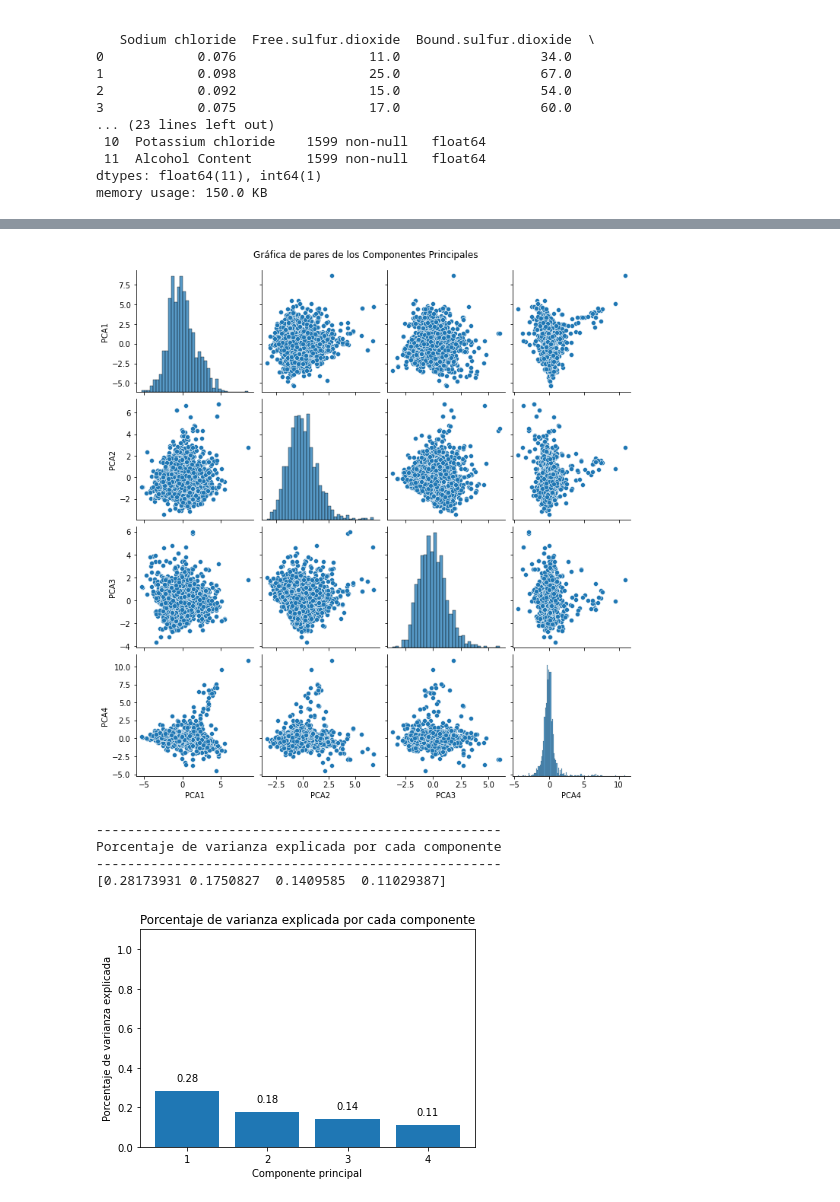
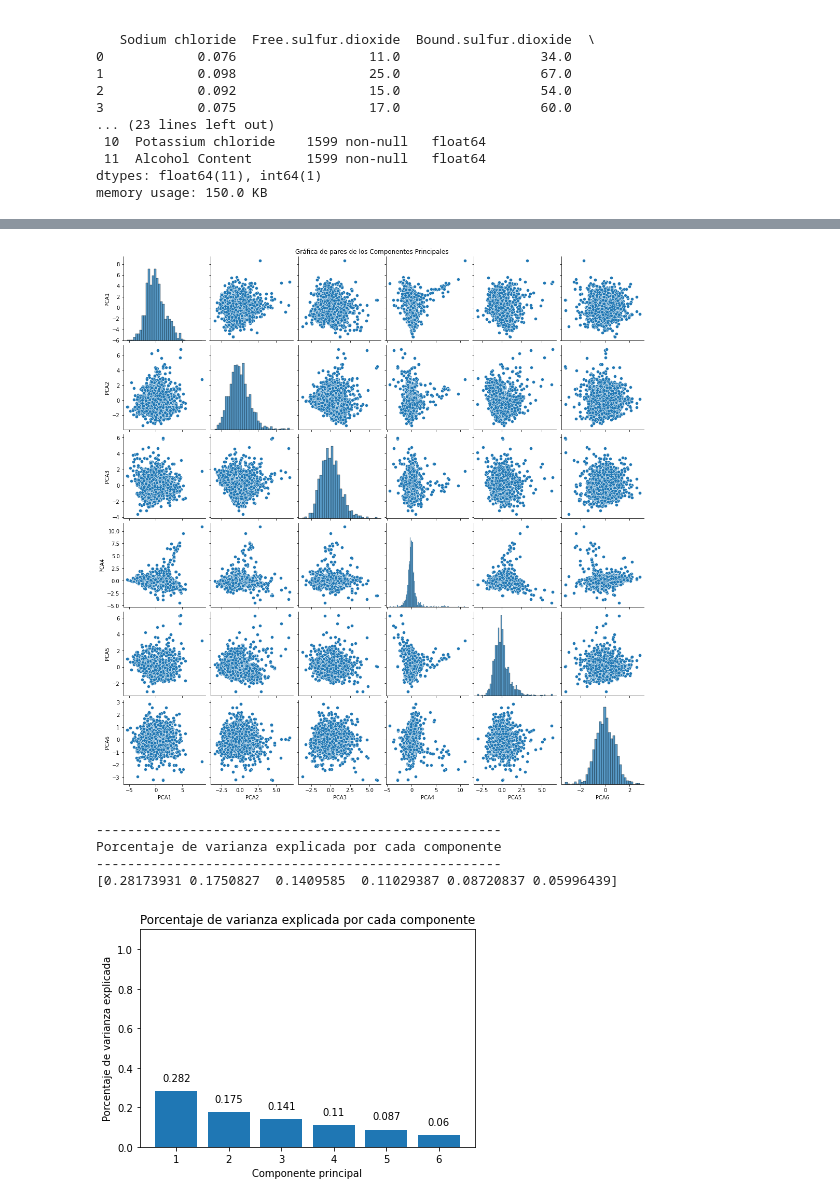
Before and after one commit to Oscar-M-Quintana/Algoritmos_Inferencia, a Jupyter notebook: parcial1/pca_analysis.ipynb, the cells around one changed output, grey strips where cells are left out. Saved outputs shown, nothing was run; the diff lists cells and outputs as text; code cells hidden in the pictures.

```diff
--- a/parcial1/pca_analysis.ipynb
+++ b/parcial1/pca_analysis.ipynb
@@ -44,15 +43,18 @@ x = data[features].values
 scaler = StandardScaler()
 x_scaled = scaler.fit_transform(x)
 # %%
+num_com = 6  # Cambia este valor según el número de elementos que desees
+pca_list = ['PCA' + str(i) for i in range(1, num_com + 1)]
+
 # Inicializar PCA con el número de componentes deseado (por ejemplo, 4 componentes principales)
-pca = PCA(n_components=4)
+pca = PCA(n_components=num_com)
 
 # Ajustar PCA a los datos escalados
 principal_components = pca.fit_transform(x_scaled)
 # %%
 
 # Crear un DataFrame con los componentes principales
-pca_df = pd.DataFrame(data=principal_components, columns=['PCA1', 'PCA2','PCA3','PCA4'])
+pca_df = pd.DataFrame(data=principal_components, columns=pca_list)
 
 # Mostrar las primeras filas del nuevo DataFrame
 print(pca_df.head())
@@ -100,10 +92,10 @@ plt.show()
 # %%
 # Visualizar todas las combinaciones de los componentes principales en un gráfico de pares
 sns.pairplot(pca_df)
-plt.suptitle('Gráfica de pares de los Componentes Principales', y=1.02)  # Añade un título a la grilla
+plt.suptitle('Gráfica de pares de los Componentes Principales', y=1)
 plt.show()
 # %% [output]
-[figure, old version]
+[figure, new version]
 # %%
 
 # Porcentaje de varianza explicada por cada componente
@@ -122,7 +114,7 @@ ax.bar(
 
 # Añadir etiquetas a cada barra (el porcentaje de varianza explicada)
 for x, y in zip(np.arange(pca.n_components_) + 1, pca.explained_variance_ratio_):
-    label = round(y, 2)  # Redondear el porcentaje a 2 decimales
+    label = round(y, 3)  # Redondear el porcentaje a 2 decimales
     ax.annotate(
         label,
         (x, y),
@@ -143,8 +135,8 @@ plt.show()
 ----------------------------------------------------
 Porcentaje de varianza explicada por cada componente
 ----------------------------------------------------
-[0.28173931 0.1750827  0.1409585  0.11029387]
+[0.28173931 0.1750827  0.1409585  0.11029387 0.08720837 0.05996439]
-[figure, old version]
+[figure, new version]
 # %%
 # Porcentaje de varianza explicada acumulada
 # ==============================================================================
```
Also changed, not shown: parts of 8 cells of this notebook.
